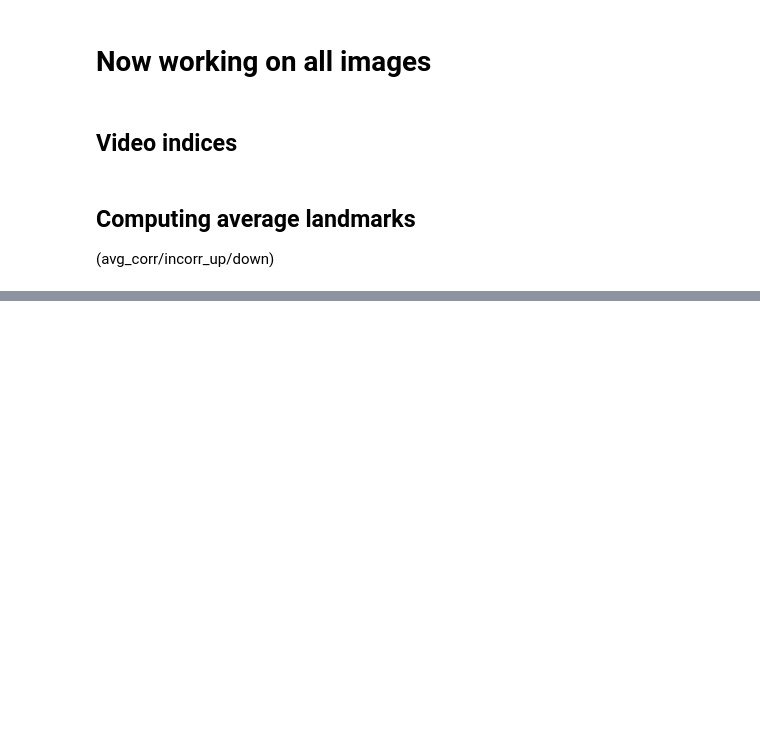
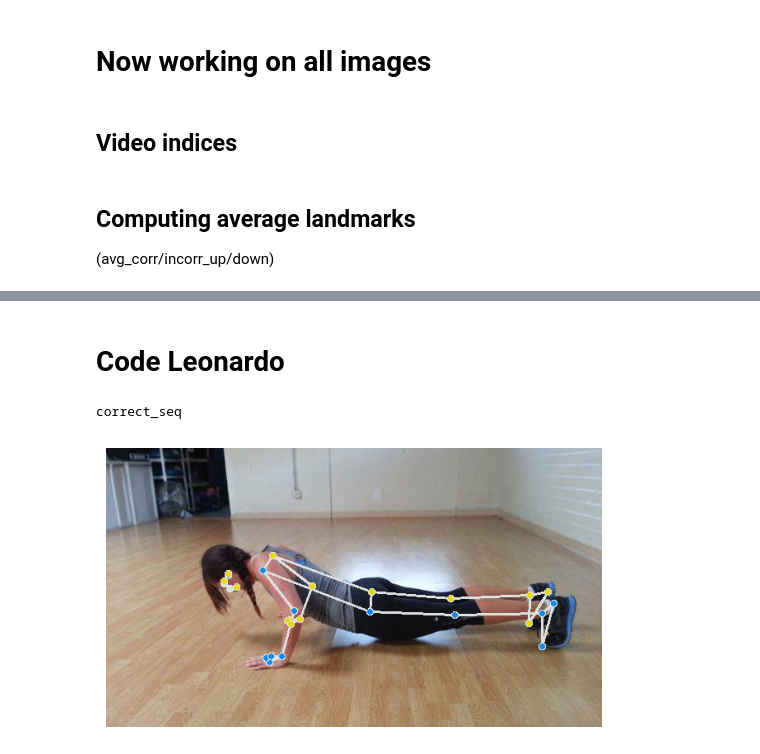
Before and after one commit to jpedroag/PMBA, a Jupyter notebook: C_distances.ipynb, the cells around one changed output, grey strips where cells are left out. Saved outputs shown, nothing was run; the diff lists cells and outputs as text; code cells hidden in the pictures; blank space fills up the shorter version.

```diff
--- a/C_distances.ipynb
+++ b/C_distances.ipynb
@@ -430,0 +871,20 @@ plt.show()
+# %% [markdown]
+# Code Leonardo
+# %%
+from L_pipeline_cnn import predict_down, predict_up
+
+image_path = 'images_with_landmarks/train/up/correct_seq/cor_up_1_16.jpg' # correct
+image_path = 'images_with_landmarks/test/down/wrong_seq/6_inc.jpg' # wrong
+#image_path = 'images_with_landmarks/test/down/correct_seq/2_cor.jpg' # wrong
+
+result = predict_up(image_path)
+print(result)
+
+# display the image
+image = cv2.cvtColor(cv2.imread(image_path), cv2.COLOR_BGR2RGB)
+plt.imshow(image)
+plt.axis('off')
+plt.show()
+# %% [output]
+correct_seq
+[figure, added]
```
Also changed, not shown: parts of 16 cells of this notebook.
